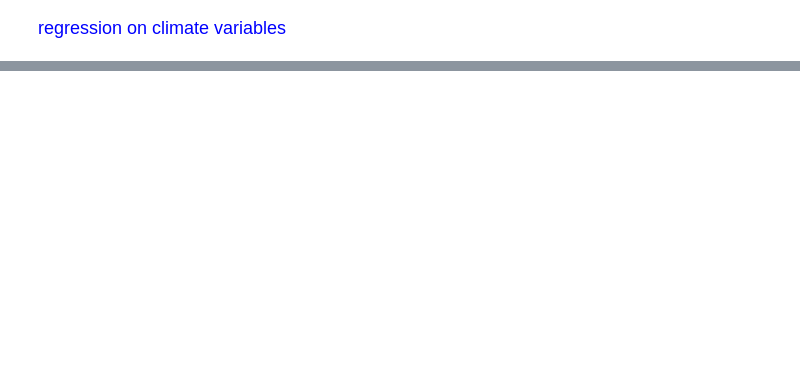
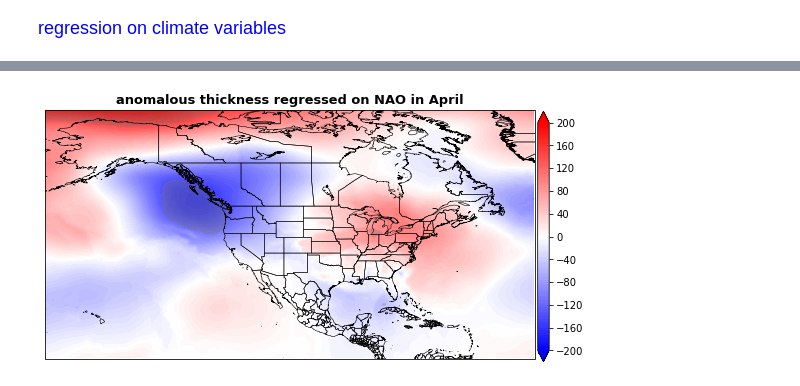
Before and after one commit to Diane1306/ERA5_PRISM, a Jupyter notebook: CompositeAnalysis.ipynb, the cells around one changed output, grey strips where cells are left out. Drawn from its saved outputs; the diff is of its cells as text; code cells hidden in the pictures; blank space fills up the shorter version.

```diff
--- a/CompositeAnalysis.ipynb
+++ b/CompositeAnalysis.ipynb
@@ -848,0 +871,33 @@ for i in range(y):
+# %%
+df = pd.read_csv(f'./index/nao.csv')
+nao = np.array(df[str(mi)][1:])
+
+slope = np.zeros((y, x)) * np.nan
+pvalue = np.zeros((y, x)) * np.nan
+for i in range(y):
+    for j in range(x):
+        r = stats.linregress(nao, thickness_anml[:, i, j])
+        slope[i, j] = r.slope
+        pvalue[i, j] = r.pvalue
+# %%
+# title = ['anomalous 500-hPa gph', 'anomalous 1000-hPa gph']
+month = ['March', 'April']
+# figname = ['500hPaGPH']
+vi = 2
+extent = [-170, -45, 10, 58]
+fig = plt.figure(figsize=(8, 6))
+ax = plt.axes(projection=ccrs.PlateCarree())
+ax.set_extent(extent)
+ax.add_feature(cartopy.feature.STATES.with_scale('10m'), lw=.5)
+ax.add_feature(cartopy.feature.BORDERS, lw=.3, linestyle=':')
+ax.add_feature(cartopy.feature.COASTLINE, lw=.3, linestyle=':')
+
+pcm = plt.contourf(Lon, Lat, slope[:, :], cmap='bwr', levels=np.linspace(-200, 200, 100), extend='both')
+plt.scatter(Lon, Lat, np.where(pvalue[:, :]<0.05, 1, np.nan), 'grey', alpha=.1)
+plt.title(f'{title[vi]} regressed on NAO in {month[mi-3]}', fontsize=13, fontweight='bold')
+fig.subplots_adjust(bottom=0, top=0.95, left=0.05, right=0.9)
+cb_ax = fig.add_axes([0.905, 0.18, 0.02, 0.58])
+cbar = fig.colorbar(pcm, cax=cb_ax, ticks=np.arange(-200,201,40))
+# plt.savefig(f'./plot/Composite/EOFRegression_{figname[vi]}_{month[mi-3]}.png')
+# %% [output]
+[figure, added]
```
Also changed, not shown: parts of 20 cells of this notebook.
